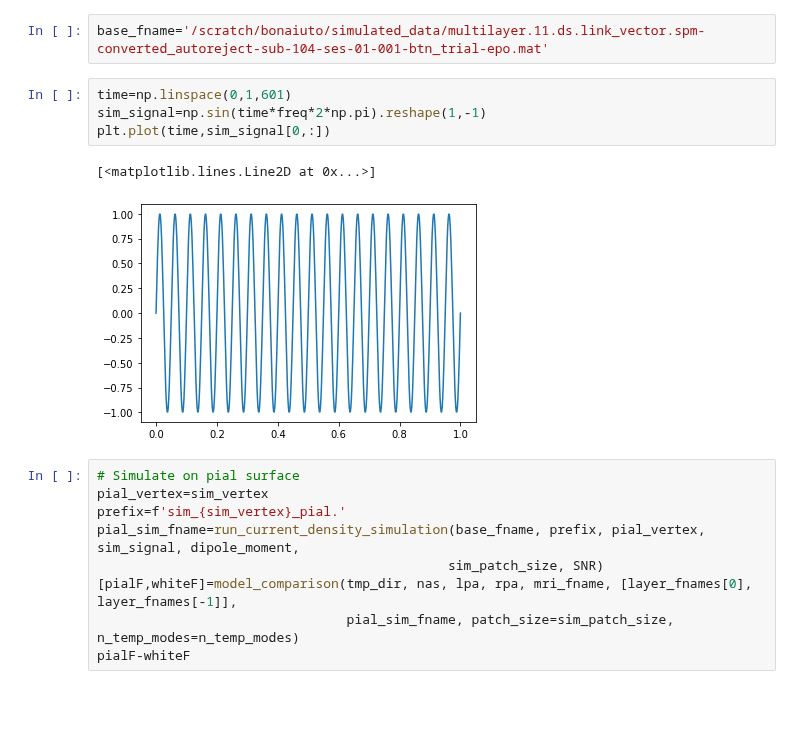
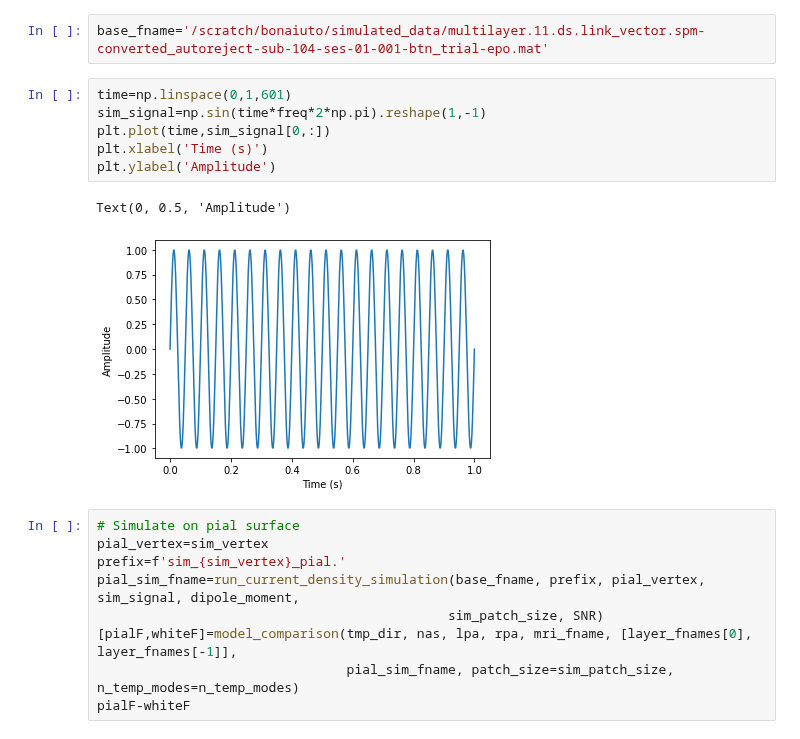
Before and after one commit to danclab/laMEG, a Jupyter notebook: sim_model_comparison.ipynb, the cells around one changed output. Saved outputs shown, nothing was run; the diff lists cells and outputs as text; blank space fills up the shorter version.

```diff
--- a/sim_model_comparison.ipynb
+++ b/sim_model_comparison.ipynb
@@ -59,10 +59,12 @@ base_fname='/scratch/bonaiuto/simulated_data/multilayer.11.ds.link_vector.spm-co
 # %%
 time=np.linspace(0,1,601)
 sim_signal=np.sin(time*freq*2*np.pi).reshape(1,-1)
 plt.plot(time,sim_signal[0,:])
+plt.xlabel('Time (s)')
+plt.ylabel('Amplitude')
 # %% [output]
-[<matplotlib.lines.Line2D at 0x...>]
+Text(0, 0.5, 'Amplitude')
-[figure, old version]
+[figure, new version]
 # %%
 # Simulate on pial surface
 pial_vertex=sim_vertex
```
